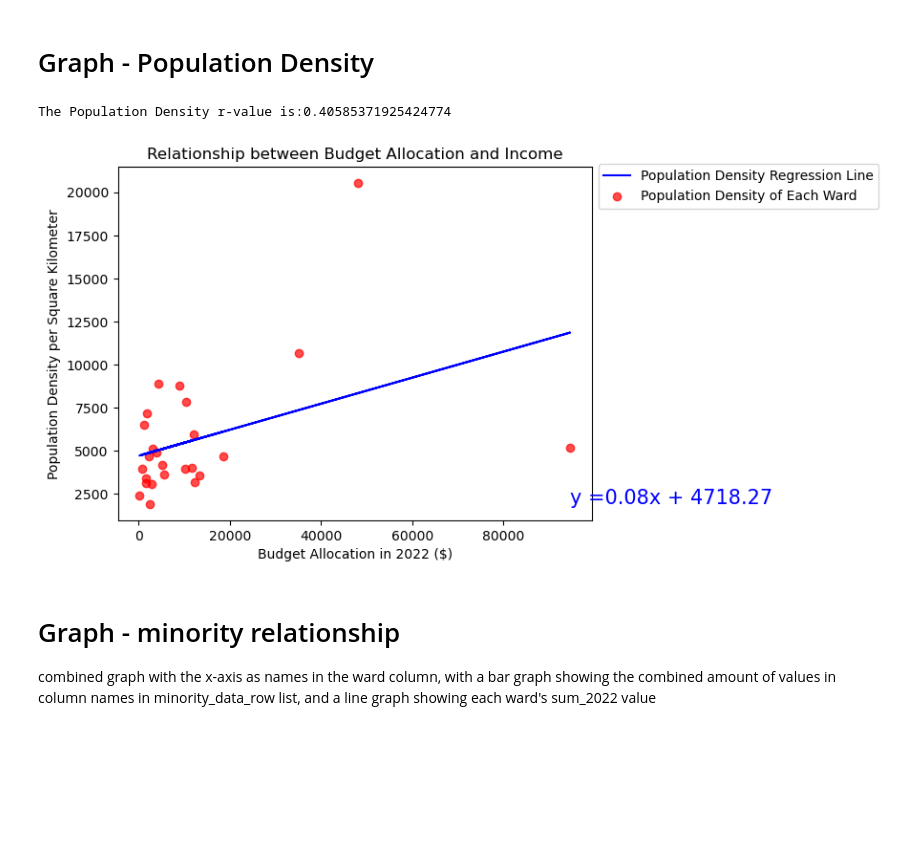
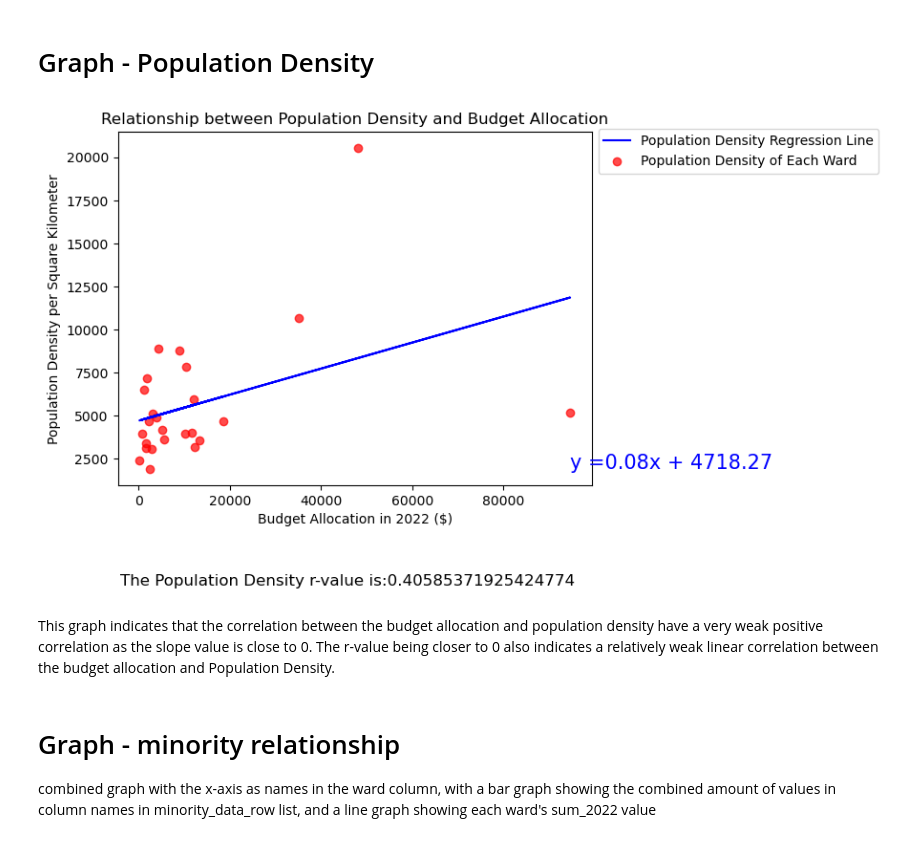
Before and after one commit to aayushgambhir2023/DA-Project-1, a Jupyter notebook: Demographic_Relationship_2021.ipynb, the cells around one changed output. Drawn from its saved outputs; the diff is of its cells as text; code cells hidden in the pictures; blank space fills up the shorter version.

```diff
--- a/Demographic_Relationship_2021.ipynb
+++ b/Demographic_Relationship_2021.ipynb
@@ -179,33 +179,35 @@ merged_df
 # %%
 # Extract data for plotting
 x_values = merged_df["Sum_2022"]
 y_density = merged_df["Population density per square kilometre"]
 
-# calculate linear regression for Population Density
+# Calculate linear regression for Population Density
 (slope_density, intercept_density, rvalue_density, pvalue_density, stderr_density) = linregress(x_values, y_density)
 regress_density_values = x_values * slope_density + intercept_density
 line_eq_density = "y =" + str(round(slope_density,2)) + "x + " + str(round(intercept_density,2))
-print(f"The Population Density r-value is:{rvalue_density}")
-
+r_value_text = f"The Population Density r-value is:{rvalue_density}"
+plt.text(0.5, -0.1, r_value_text, transform=plt.gcf().transFigure, ha='center', va='center', fontsize=12)
 
 plt.plot(x_values, regress_density_values, color='b', label='Population Density Regression Line')
 plt.annotate(line_eq_density, xy=(x_values.max(),y_density.min()), fontsize = 15, color="b")
 plt.scatter(x_values, y_density, color='red', alpha=0.7, label='Population Density of Each Ward')
 
 
 # Set labels and title
 plt.xlabel('Budget Allocation in 2022 ($)')
 plt.ylabel('Population Density per Square Kilometer')
-plt.title('Relationship between Budget Allocation and Income')
+plt.title('Relationship between Population Density and Budget Allocation')
 
 # Display the legend outside to the right of the graph
 plt.legend(loc='upper left', bbox_to_anchor=(0.9, 0.9), bbox_transform=plt.gcf().transFigure)
 
 plt.savefig("output/Population Density vs Budget Allocation", bbox_inches='tight')
 plt.show()
 # %% [output]
-The Population Density r-value is:0.40585371925424774
-[figure, old version]
+[figure, new version]
+# %% [markdown]
+This graph indicates that the correlation between the budget allocation and population density have a very weak positive correlation as the slope value is close to 0.
+The r-value being closer to 0 also indicates a relatively weak linear correlation between the budget allocation and Population Density.
 # %% [markdown]
 # Graph - minority relationship
 
```
Also changed, not shown: parts of 11 cells of this notebook, 3 other files.
